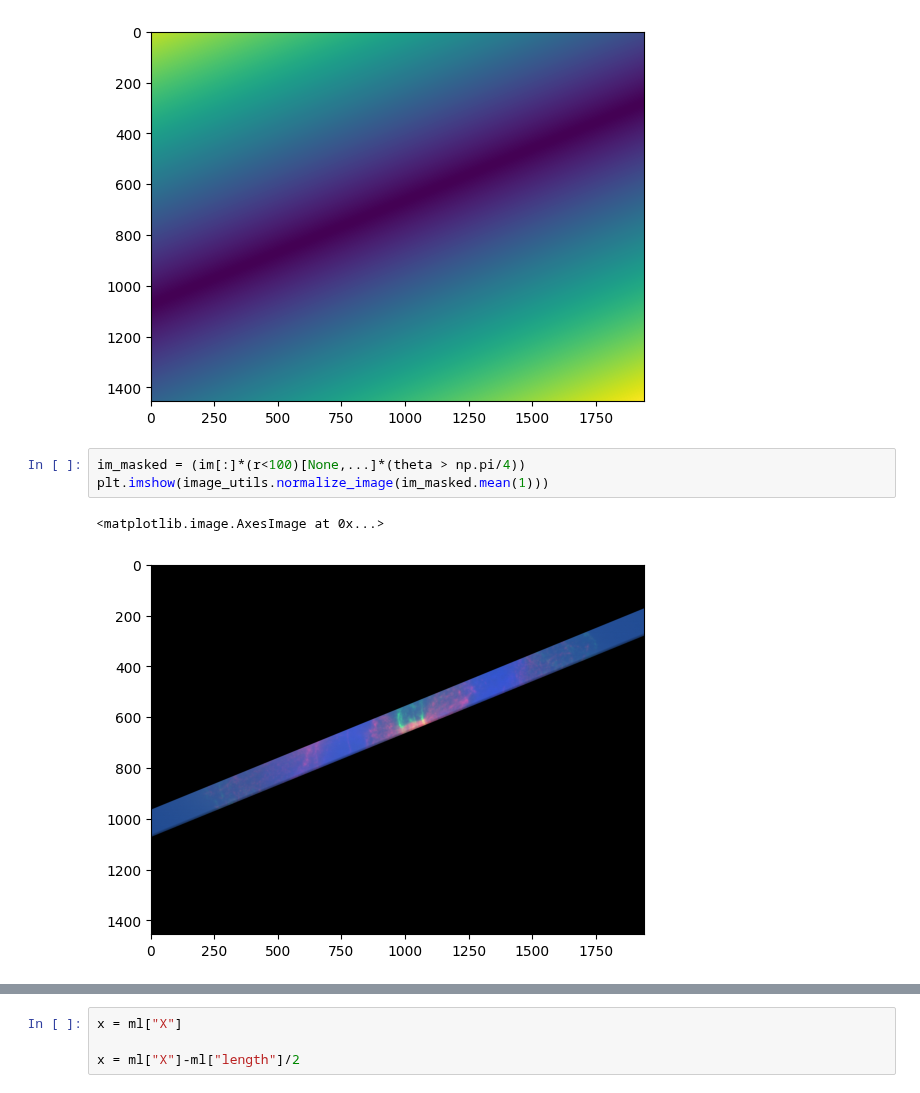
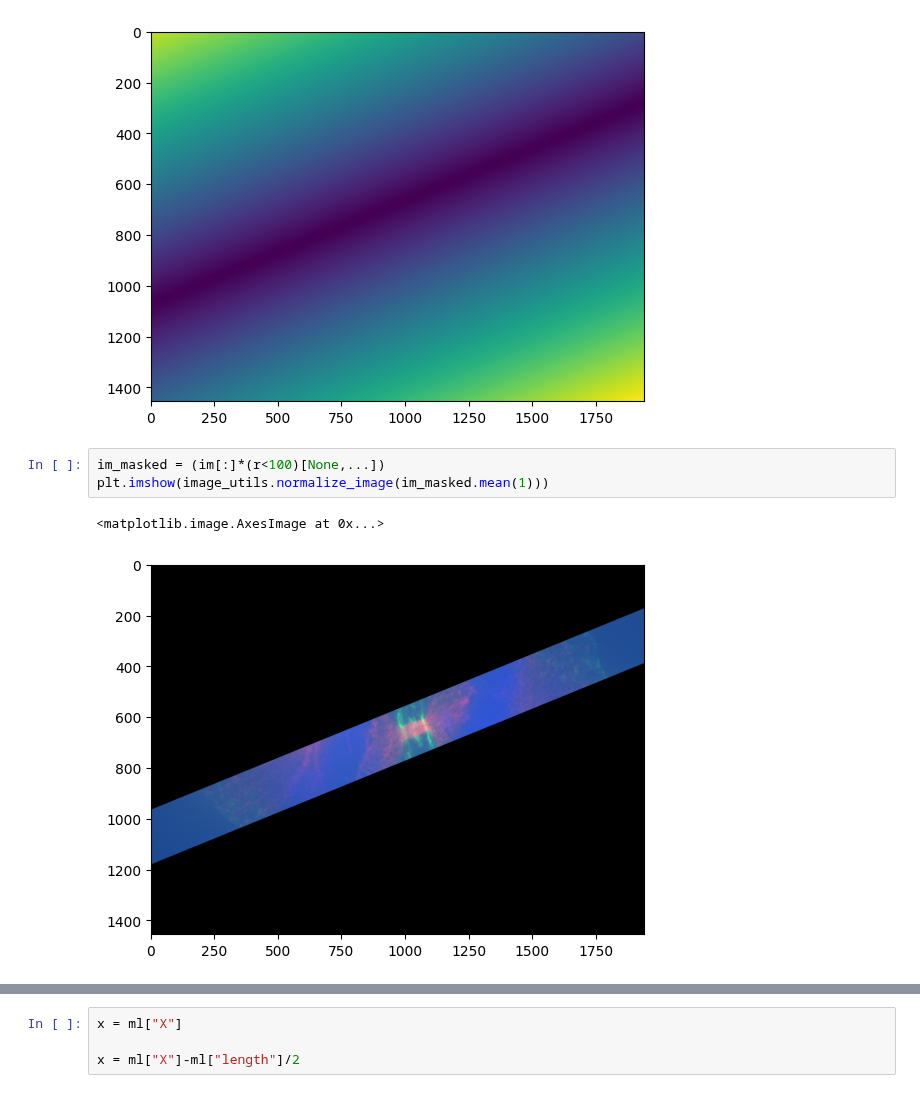
Before and after one commit to zacsimile/cytokinesis-pseudotime-analysis, a Jupyter notebook: 3d_analysis.ipynb, the cells around one changed output, grey strips where cells are left out. Saved outputs shown, nothing was run; the diff lists cells and outputs as text.

```diff
--- a/3d_analysis.ipynb
+++ b/3d_analysis.ipynb
@@ -84,8 +84,8 @@ plt.imshow(r.max(0).T)
 <matplotlib.image.AxesImage at 0x...>
 [figure]
 # %%
-im_masked = (im[:]*(r<100)[None,...]*(theta > np.pi/4))
+im_masked = (im[:]*(r<100)[None,...])
 plt.imshow(image_utils.normalize_image(im_masked.mean(1)))
 # %% [output]
 <matplotlib.image.AxesImage at 0x...>
-[figure, old version]
+[figure, new version]
```
Also changed, not shown: parts of 1 cell of this notebook, 2 other files.
